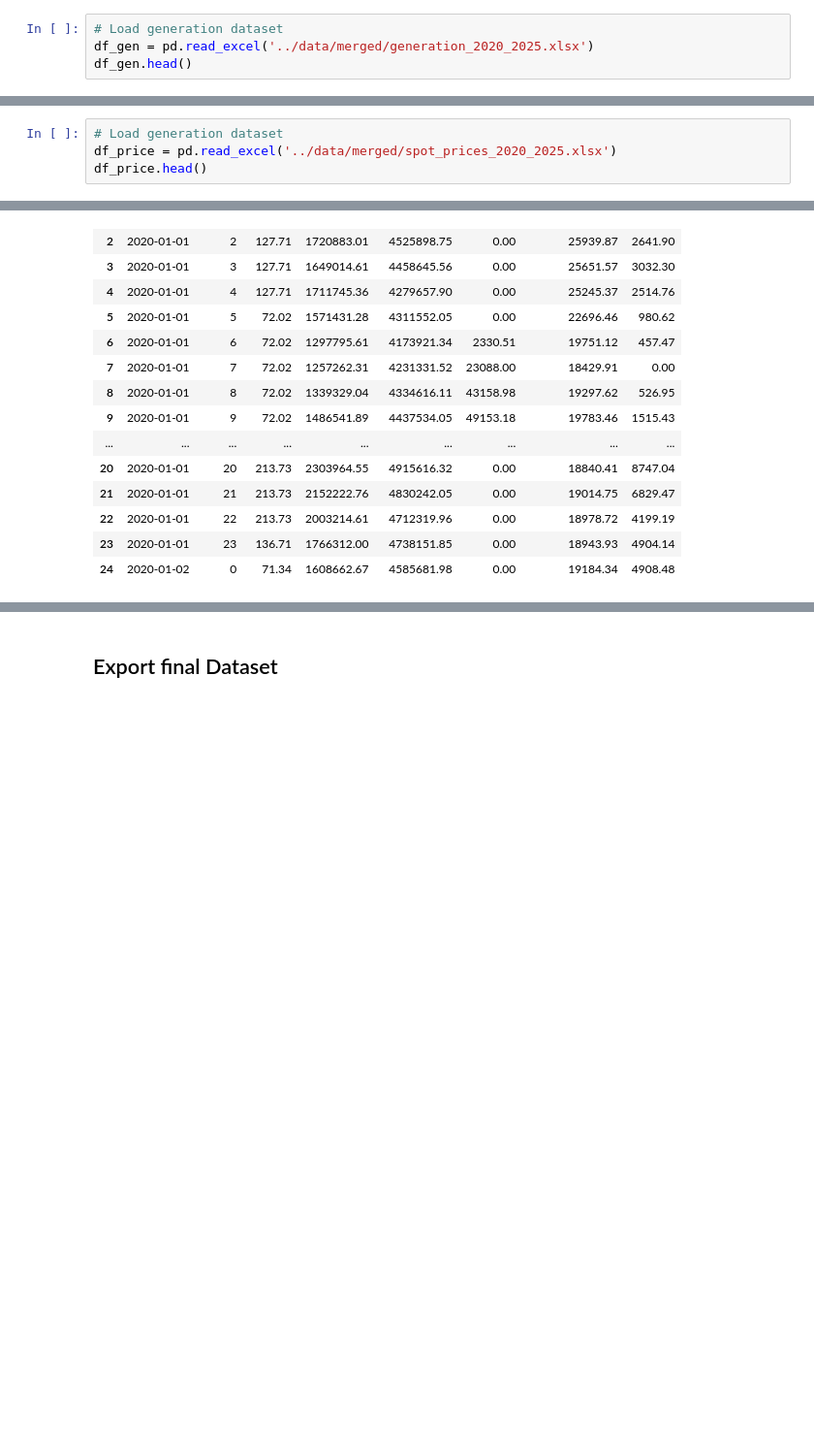
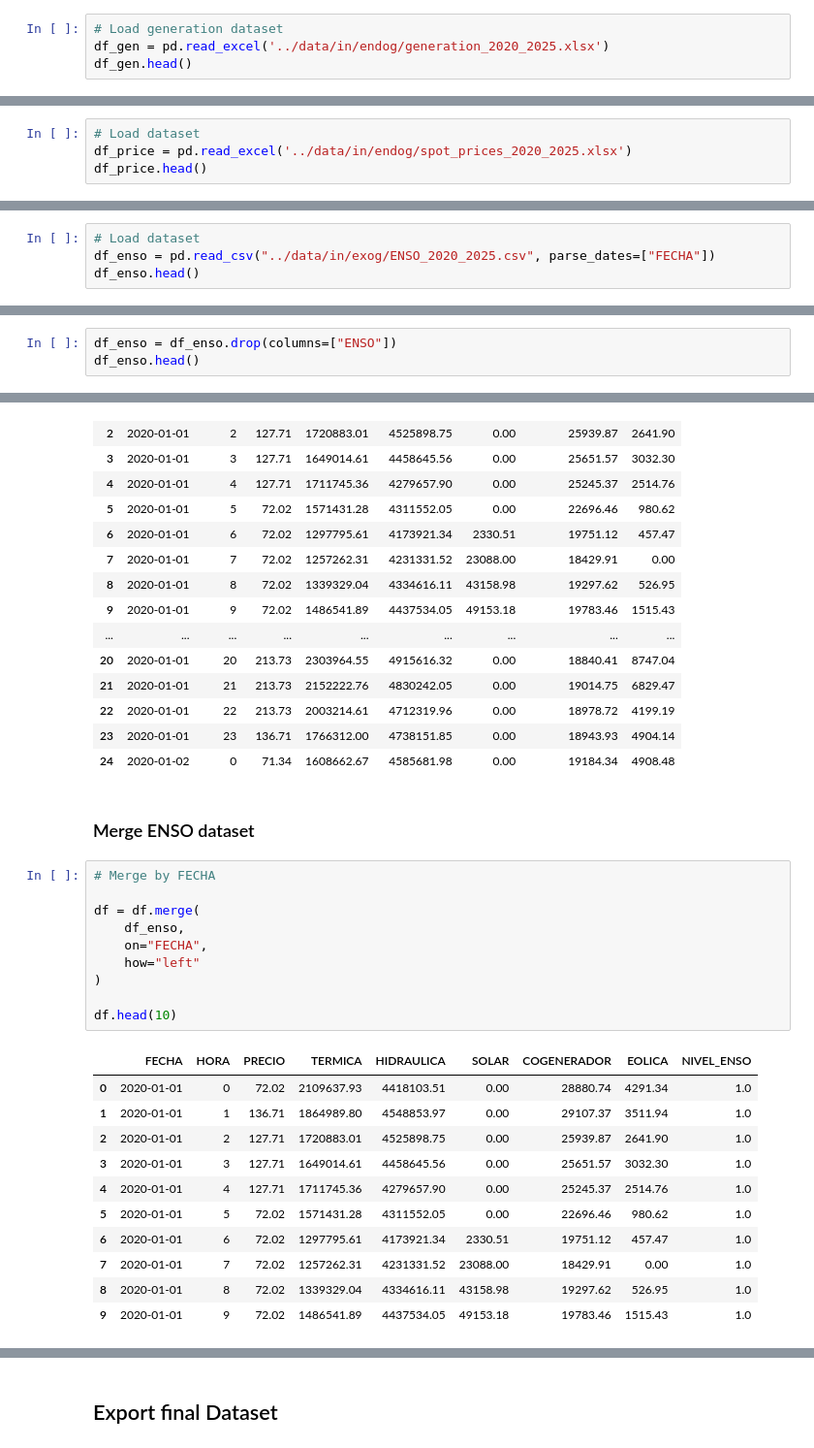
Before and after one commit to camjaramillo/maestria-trabajo-integrador, a Jupyter notebook: notebooks/data_preprocessing.ipynb, the cells around one changed output, grey strips where cells are left out. Shown: that part at 97% size. Drawn from its saved outputs; the diff is of its cells as text; blank space fills up the shorter version.

```diff
--- a/notebooks/data_preprocessing.ipynb
+++ b/notebooks/data_preprocessing.ipynb
@@ -10,7 +10,7 @@ import pandas as pd
 ### Load dataset
 # %%
 # Load generation dataset
-df_gen = pd.read_excel('../data/merged/generation_2020_2025.xlsx')
+df_gen = pd.read_excel('../data/in/endog/generation_2020_2025.xlsx')
 df_gen.head()
 # %% [output]
 |  | Fecha | Recurso | Tipo Generación | Combustible | Tipo Despacho | Es Menor | Clasificación | 0 | ... |
@@ -147,8 +147,8 @@ df_gen_pivot.head(25)
 # %% [markdown]
 ### Load dataset
 # %%
-# Load generation dataset
-df_price = pd.read_excel('../data/merged/spot_prices_2020_2025.xlsx')
+# Load dataset
+df_price = pd.read_excel('../data/in/endog/spot_prices_2020_2025.xlsx')
 df_price.head()
 # %% [output]
 |  | Fecha | 0 | 1 | 2 | 3 | 4 | 5 | 6 | 7 | 8 | ... | ... |
@@ -207,0 +212,4 @@ df_price_long.head()
+# %%
+# Load dataset
+df_enso = pd.read_csv("../data/in/exog/ENSO_2020_2025.csv", parse_dates=["FECHA"])
+df_enso.head()
@@ -207,0 +238,3 @@ df_price_long.head()
+# %%
+df_enso = df_enso.drop(columns=["ENSO"])
+df_enso.head()
@@ -280,3 +322,27 @@ df.head(25)
 | 22 | 2020-01-01 | 22 | 213.73 | 2003214.61 | 4712319.96 | 0.00 | 18978.72 | 4199.19 |
 | 23 | 2020-01-01 | 23 | 136.71 | 1766312.00 | 4738151.85 | 0.00 | 18943.93 | 4904.14 |
 | 24 | 2020-01-02 | 0 | 71.34 | 1608662.67 | 4585681.98 | 0.00 | 19184.34 | 4908.48 |
+# %% [markdown]
+### Merge ENSO dataset
+# %%
+# Merge by FECHA
+
+df = df.merge(
+    df_enso,
+    on="FECHA",
+    how="left"
+)
+
+df.head(10)
+# %% [output]
+|  | FECHA | HORA | PRECIO | TERMICA | HIDRAULICA | SOLAR | COGENERADOR | EOLICA | NIVEL_ENSO |
+| 0 | 2020-01-01 | 0 | 72.02 | 2109637.93 | 4418103.51 | 0.00 | 28880.74 | 4291.34 | 1.0 |
+| 1 | 2020-01-01 | 1 | 136.71 | 1864989.80 | 4548853.97 | 0.00 | 29107.37 | 3511.94 | 1.0 |
+| 2 | 2020-01-01 | 2 | 127.71 | 1720883.01 | 4525898.75 | 0.00 | 25939.87 | 2641.90 | 1.0 |
+| 3 | 2020-01-01 | 3 | 127.71 | 1649014.61 | 4458645.56 | 0.00 | 25651.57 | 3032.30 | 1.0 |
+| 4 | 2020-01-01 | 4 | 127.71 | 1711745.36 | 4279657.90 | 0.00 | 25245.37 | 2514.76 | 1.0 |
+| 5 | 2020-01-01 | 5 | 72.02 | 1571431.28 | 4311552.05 | 0.00 | 22696.46 | 980.62 | 1.0 |
+| 6 | 2020-01-01 | 6 | 72.02 | 1297795.61 | 4173921.34 | 2330.51 | 19751.12 | 457.47 | 1.0 |
+| 7 | 2020-01-01 | 7 | 72.02 | 1257262.31 | 4231331.52 | 23088.00 | 18429.91 | 0.00 | 1.0 |
+| 8 | 2020-01-01 | 8 | 72.02 | 1339329.04 | 4334616.11 | 43158.98 | 19297.62 | 526.95 | 1.0 |
+| 9 | 2020-01-01 | 9 | 72.02 | 1486541.89 | 4437534.05 | 49153.18 | 19783.46 | 1515.43 | 1.0 |
```
Also changed, not shown: parts of 11 cells of this notebook, 34 other files.
